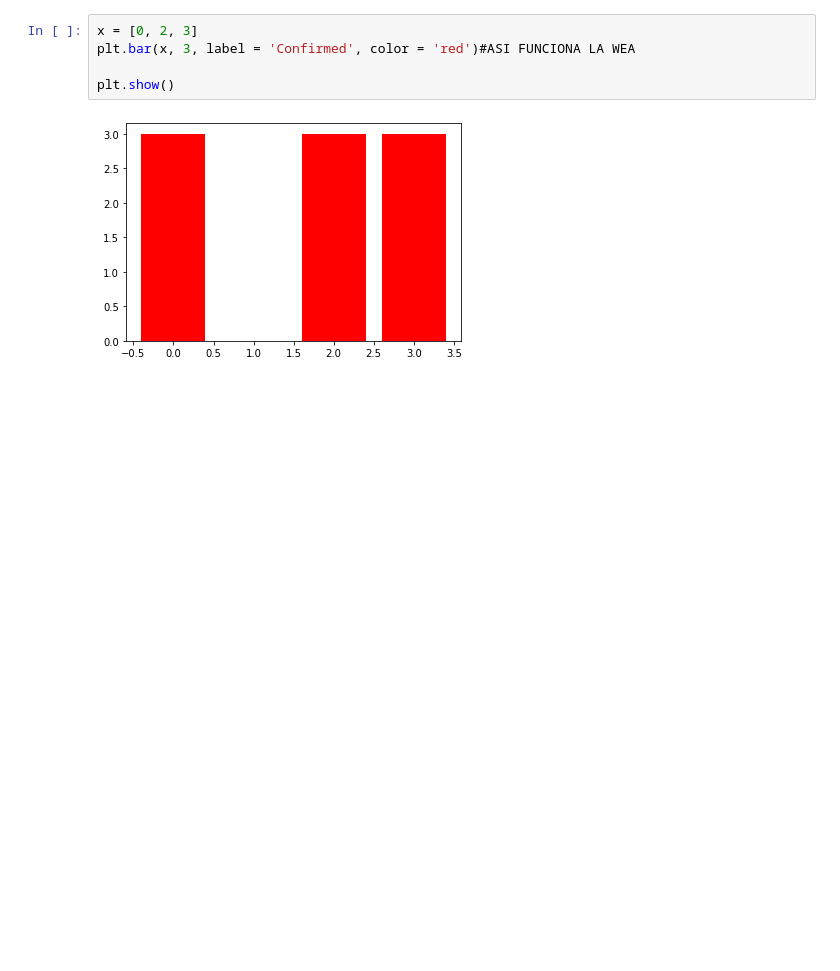
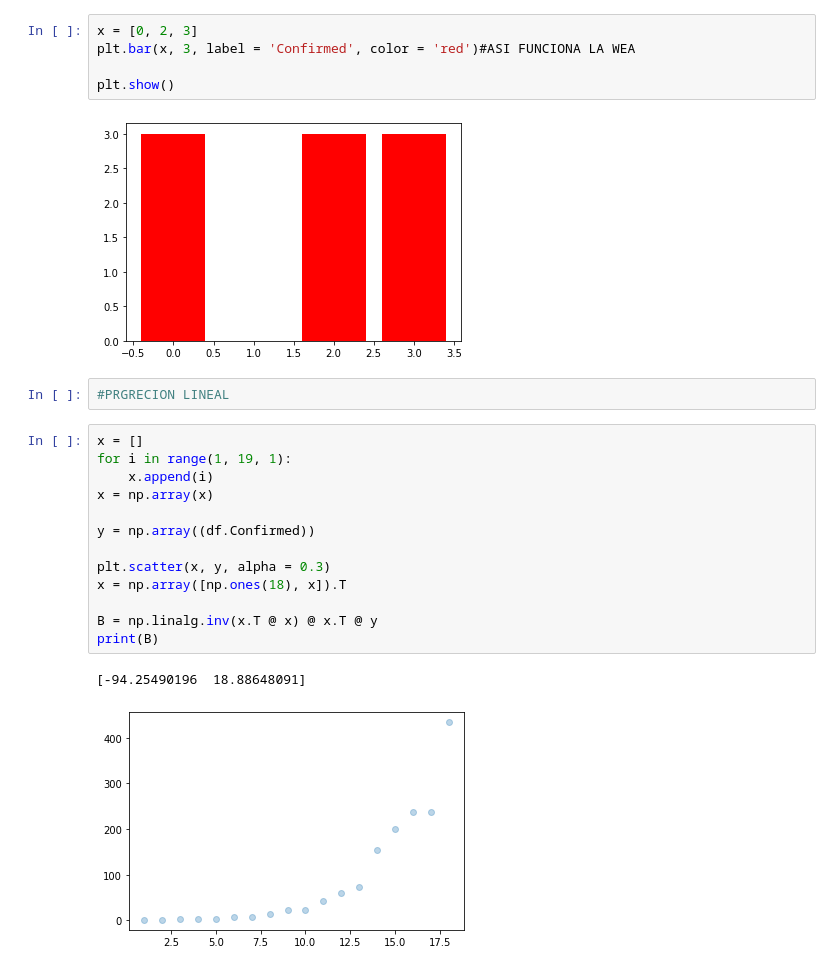
Before and after one commit to GUNTERMAXIMUS/covid-19predictCL, a Jupyter notebook: Prediccion_Covid_19.ipynb, the cells around one changed output. Cells and saved outputs as stored; diff of their text form; blank space fills up the shorter version.

```diff
--- a/Prediccion_Covid_19.ipynb
+++ b/Prediccion_Covid_19.ipynb
@@ -70,3 +69,21 @@ plt.bar(x, 3, label = 'Confirmed', color = 'red')#ASI FUNCIONA LA WEA
 plt.show()
 # %% [output]
 [figure]
+# %%
+#PRGRECION LINEAL
+# %%
+x = []
+for i in range(1, 19, 1):
+    x.append(i)
+x = np.array(x)
+
+y = np.array((df.Confirmed))
+
+plt.scatter(x, y, alpha = 0.3)
+x = np.array([np.ones(18), x]).T
+
+B = np.linalg.inv(x.T @ x) @ x.T @ y
+print(B)
+# %% [output]
+[-94.25490196  18.88648091]
+[figure, added]
```
Also changed, not shown: parts of 1 cell of this notebook.
